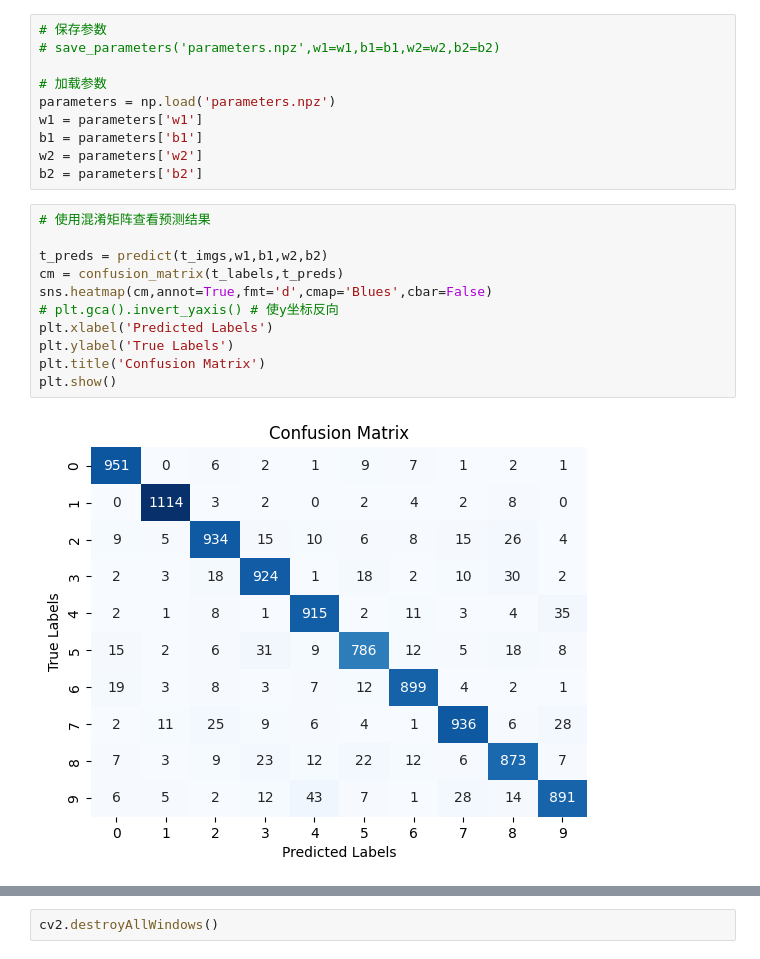
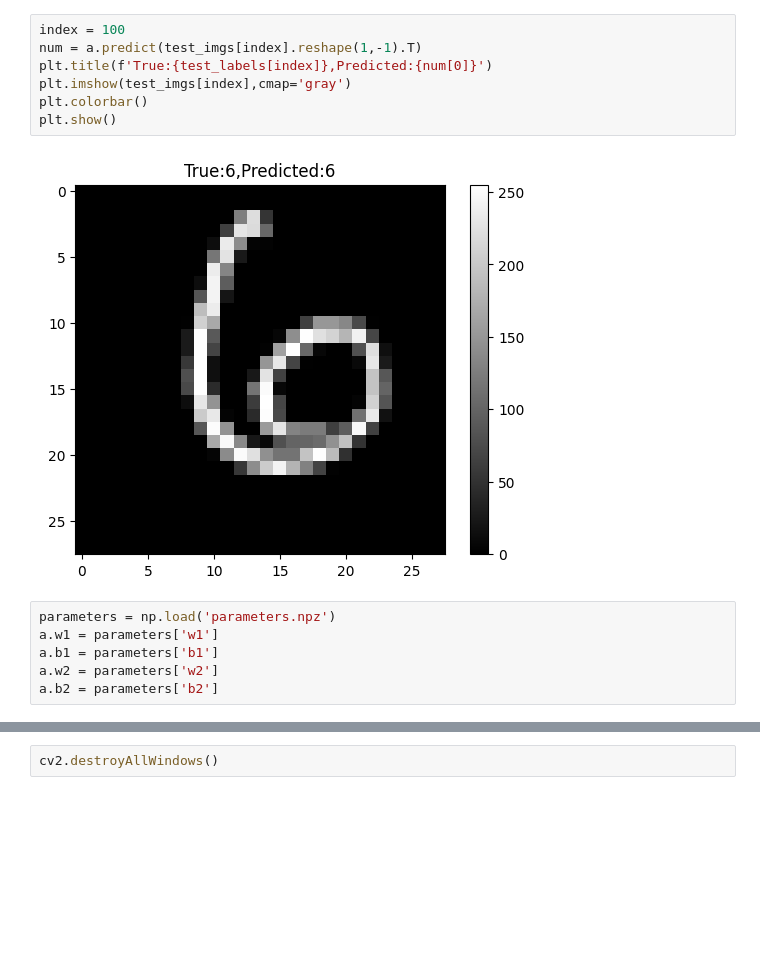
Before and after one commit to ITOTI-Y/Example, a Jupyter notebook: BP_Neural_Network/BP_Neural_Network.ipynb, the cells around one changed output, grey strips where cells are left out. Saved outputs shown, nothing was run; the diff lists cells and outputs as text; blank space fills up the shorter version.

```diff
--- a/BP_Neural_Network/BP_Neural_Network.ipynb
+++ b/BP_Neural_Network/BP_Neural_Network.ipynb
@@ -203,23 +72,15 @@ test_dataset_error 0.8869
+# %%
+index = 100
+num = a.predict(test_imgs[index].reshape(1,-1).T)
+plt.title(f'True:{test_labels[index]},Predicted:{num[0]}')
+plt.imshow(test_imgs[index],cmap='gray')
+plt.colorbar()
+plt.show()
+# %% [output]
+[figure, added]
 # %%
-# 保存参数
-# save_parameters('parameters.npz',w1=w1,b1=b1,w2=w2,b2=b2)
-
-# 加载参数
 parameters = np.load('parameters.npz')
-w1 = parameters['w1']
-b1 = parameters['b1']
-w2 = parameters['w2']
-b2 = parameters['b2']
+a.w1 = parameters['w1']
+a.b1 = parameters['b1']
+a.w2 = parameters['w2']
+a.b2 = parameters['b2']
-# %%
-# 使用混淆矩阵查看预测结果
-
-t_preds = predict(t_imgs,w1,b1,w2,b2)
-cm = confusion_matrix(t_labels,t_preds)
-sns.heatmap(cm,annot=True,fmt='d',cmap='Blues',cbar=False)
-# plt.gca().invert_yaxis() # 使y坐标反向
-plt.xlabel('Predicted Labels')
-plt.ylabel('True Labels')
-plt.title('Confusion Matrix')
-plt.show()
-# %% [output]
-[figure, removed]
```
Also changed, not shown: parts of 9 cells of this notebook, 5 other files.
